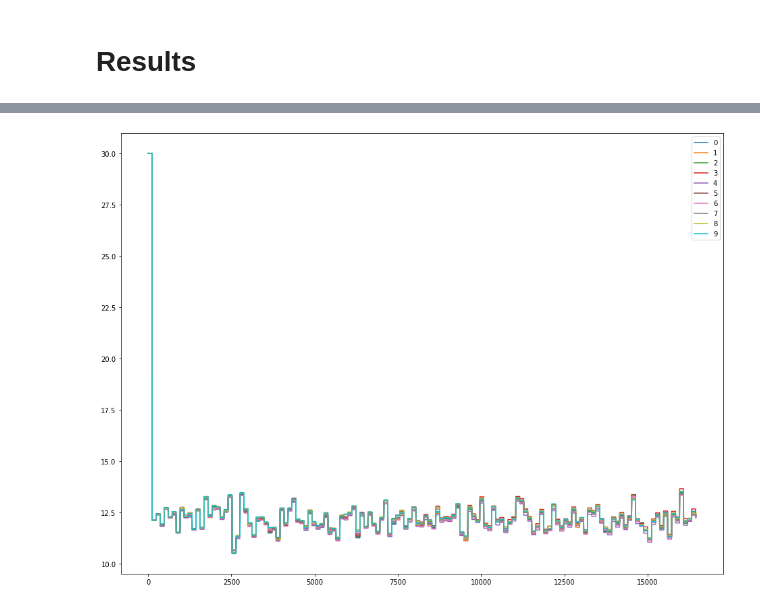
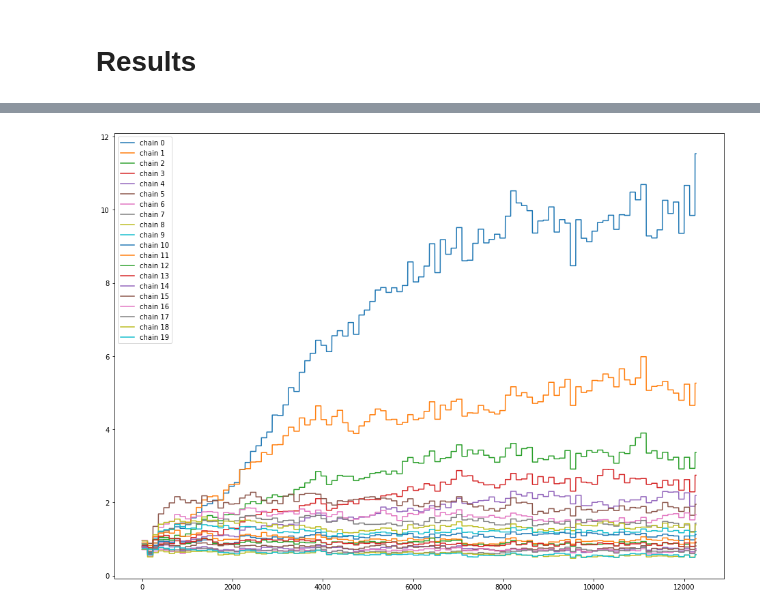
Before and after one commit to larskuhtz/ChainwebSimulations, a Jupyter notebook: DifficultyAdjustment.ipynb, the cells around one changed output, grey strips where cells are left out. Drawn from its saved outputs; the diff is of its cells as text; code cells hidden in the pictures.

```diff
--- a/DifficultyAdjustment.ipynb
+++ b/DifficultyAdjustment.ipynb
@@ -353,14 +376,13 @@ class Publish:
         yield StorePut(e["link"], self.block)
 # %%
 class Chain:
-    def __init__(self, env, chainId : int, graph, binSize : int = 1, logTags : [str] = []):
+    def __init__(self, env, chainId : int, graph, da, binSize : int = 1):
 
         # Context
         self.env = env
         self.graph = graph
         self.chain = chainId
-        self.logger = Logger(env, "chain %d" % chainId, logTags)
-        self.logg = self.logger.logg
+        self.da = da
 
         # State
         self.currentBlock = None
@@ -382,8 +404,6 @@ class Chain:
             t0 = self.env.now
 
             # await parents for new block
-            if self.currentBlock:
-                self.logg("net", "await parents at height %d" % self.currentBlock.height)
             t1 = self.env.now
             self.isBlocked = True
             parents = yield AwaitParents(self.env, self.graph, self.currentBlock)
@@ -397,10 +417,8 @@ class Chain:
             self.newBlockTimes.append(d)
 
             # mine
-            if self.currentBlock:
-                self.logg("mine", "mine and publish block at height %d" % self.currentBlock.height)
             t1 = self.env.now
-            block = yield Mine(self.env, self.chain, self.currentBlock, parents)
+            block = yield Mine(self.env, self.da, self.chain, self.currentBlock, parents)
             self.mineTimes.append(self.env.now - t1)
             self.currentBlock = block
             self.targets.append(block.target)
@@ -414,17 +432,17 @@ class Chain:
 # %%
 class Chainweb:
 
-    def __init__(self, env, graph, binSize : int = 1, logTags = []):
+    def __init__(self, env, graph, da, binSize : int = 1):
         self.graph = graph
         self.env = env
         self.binSize = binSize
+        self.da = da
 
         for i in self.graph.es:
             i["link"] = FilterStore(env)
 
         for i in self.graph.vs:
-            print("chain %d" % i.index)
-            chain = Chain(env, i.index, self.graph, binSize, logTags)
+            chain = Chain(env, i.index, self.graph, self.da, binSize)
             i["chain"] = chain
 
         self.chains = self.graph.vs["chain"]
@@ -443,10 +461,10 @@ def monitor(env, chainweb, n):
 # %% [markdown]
 # Main
 # %%
-def main(graph, n, logTags = []):
+def main(graph, n):
     binSize = 0.1
     env = Environment()
-    cw = Chainweb(env, graph, binSize, logTags)
+    cw = Chainweb(env, graph, LocalDA(env), binSize)
     m = env.process(monitor(env, cw, n/10))
     env.run(until=n)
     return cw
@@ -453,4 +488,4 @@ def main(graph, n, logTags = []):
 # %%
-cw = main(Peterson, 500000, [])
+cw = main(Twenty, 500000)
 chains = cw.chains
 # %% [output]
@@ -554,7 +643,6 @@ for i,(t,c) in enumerate(cs.items()):
 # %%
-ts = [np.array(c.targets) for c in chains]
 for c in chains:
-    plt.plot(np.array(c.targets), label= "%d" % c.chain)
+    plt.plot(np.array(c.targets)[120:], label= "chain %d" % c.chain)
     plt.legend()
 # %% [output]
-[figure, old version]
+[figure, new version]
```
Also changed, not shown: parts of 26 cells of this notebook.
